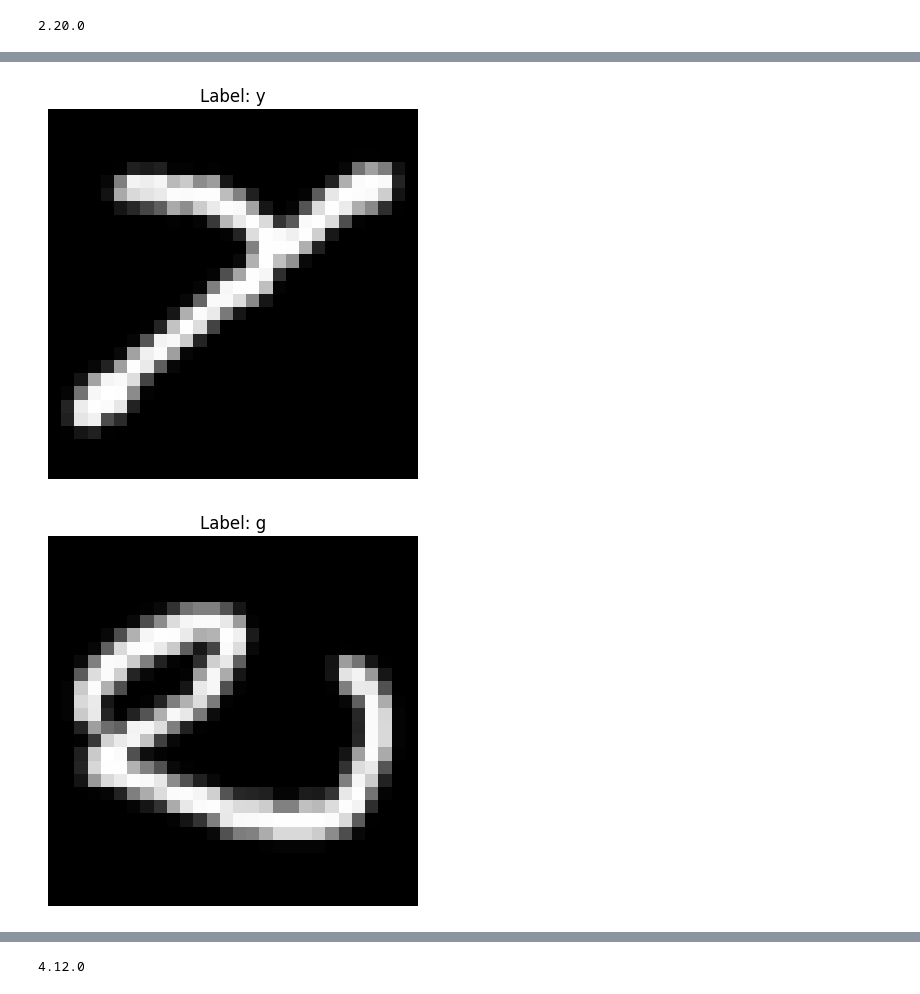
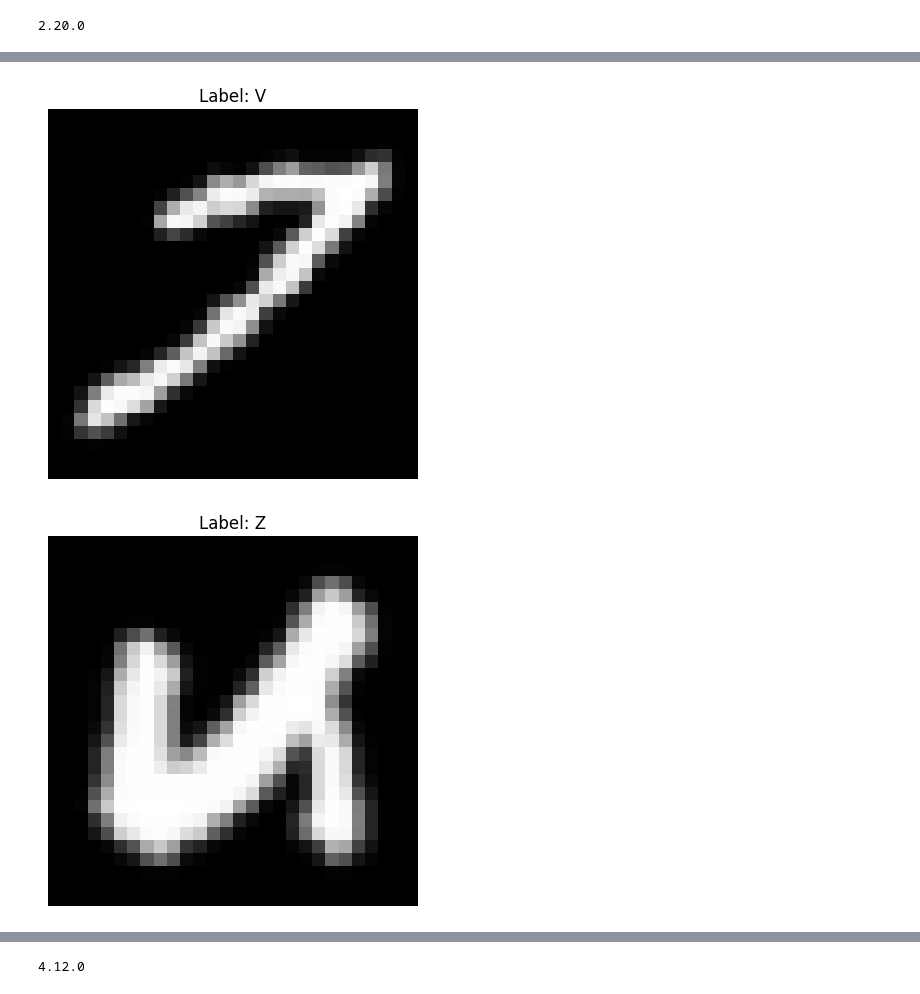
Before and after one commit to rnaveenpatil/pen_to_pixel-ai-model, a Jupyter notebook: pen_to_pixel_training.ipynb, the cells around one changed output, grey strips where cells are left out. Saved outputs shown, nothing was run; the diff lists cells and outputs as text; code cells hidden in the pictures.

Commit message:
training on byclass/bybalenced/bymerged  dataset

```diff
--- a/pen_to_pixel_training.ipynb
+++ b/pen_to_pixel_training.ipynb
@@ -302,21 +330,27 @@ for image, label in ds.take(10):
 # %%
 import tensorflow as tf
 import tensorflow_datasets as tfds
 import matplotlib.pyplot as plt
-import string
 
-# 🔹 Load EMNIST Letters dataset
-ds = tfds.load("emnist/letters", split="train", as_supervised=True)
+# 🔹 Load EMNIST Balanced dataset
+ds = tfds.load("emnist/balanced", split="train", as_supervised=True)
 
-# 🔹 Map label numbers (1–26) to letters (a–z)
-label_to_char = {i+1: c for i, c in enumerate(string.ascii_lowercase)}
+# 🔹 Class labels for EMNIST Balanced (47 classes)
+emnist_labels = [
+    "0","1","2","3","4","5","6","7","8","9",  # digits
+    "A","B","C","D","E","F","G","H","I","J",
+    "K","L","M","N","O","P","Q","R","S","T",
+    "U","V","W","X","Y","Z",                   # uppercase
+    "a","b","d","e","f","g","h","n","q","r",  # lowercase (merged set)
+    "t"
+]
 
-# 🔹 Take a single example
+# 🔹 Take 5 examples and plot them
 for image, label in ds.take(5):
     plt.imshow(tf.squeeze(image), cmap="gray")
-    plt.title(f"Label: {label_to_char[label.numpy()]}")
+    plt.title(f"Label: {emnist_labels[label.numpy()]}")
     plt.axis("off")
     plt.show()
 # %% [output]
-[figure, old version]
+[figure, new version]
-[figure, old version]
+[figure, new version]
```
Also changed, not shown: parts of 14 cells of this notebook.
